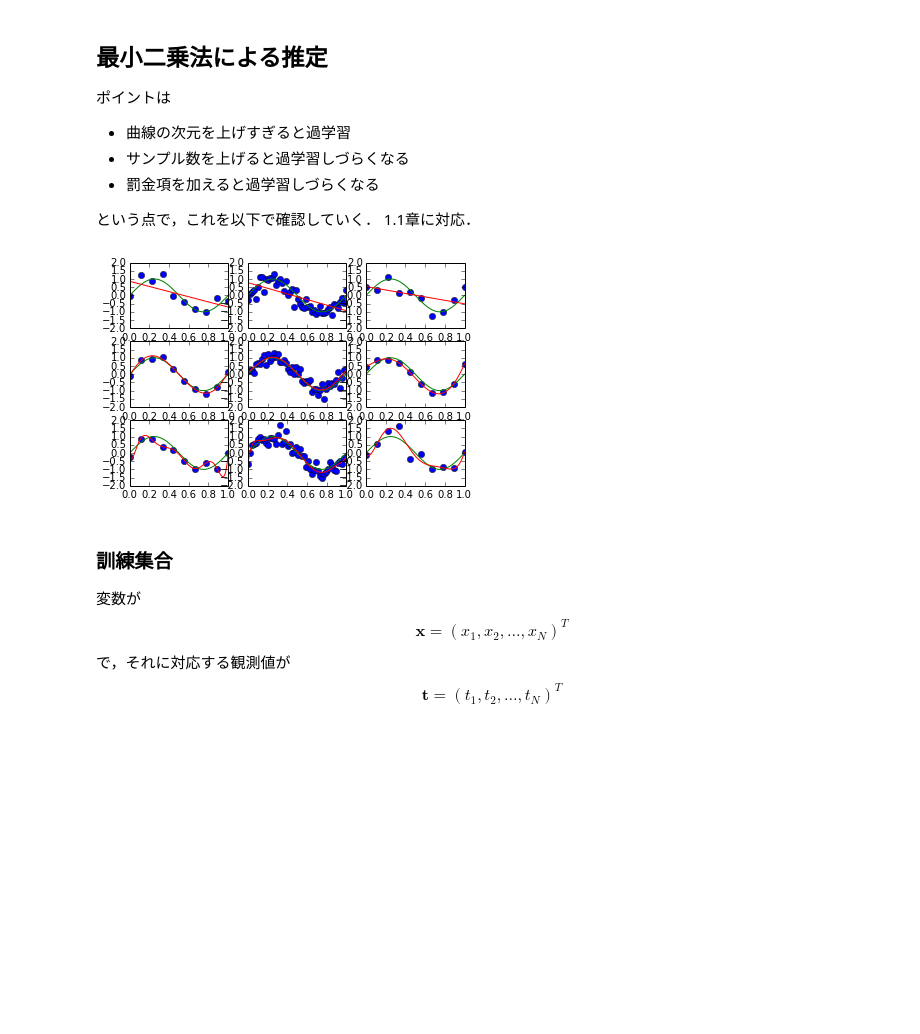
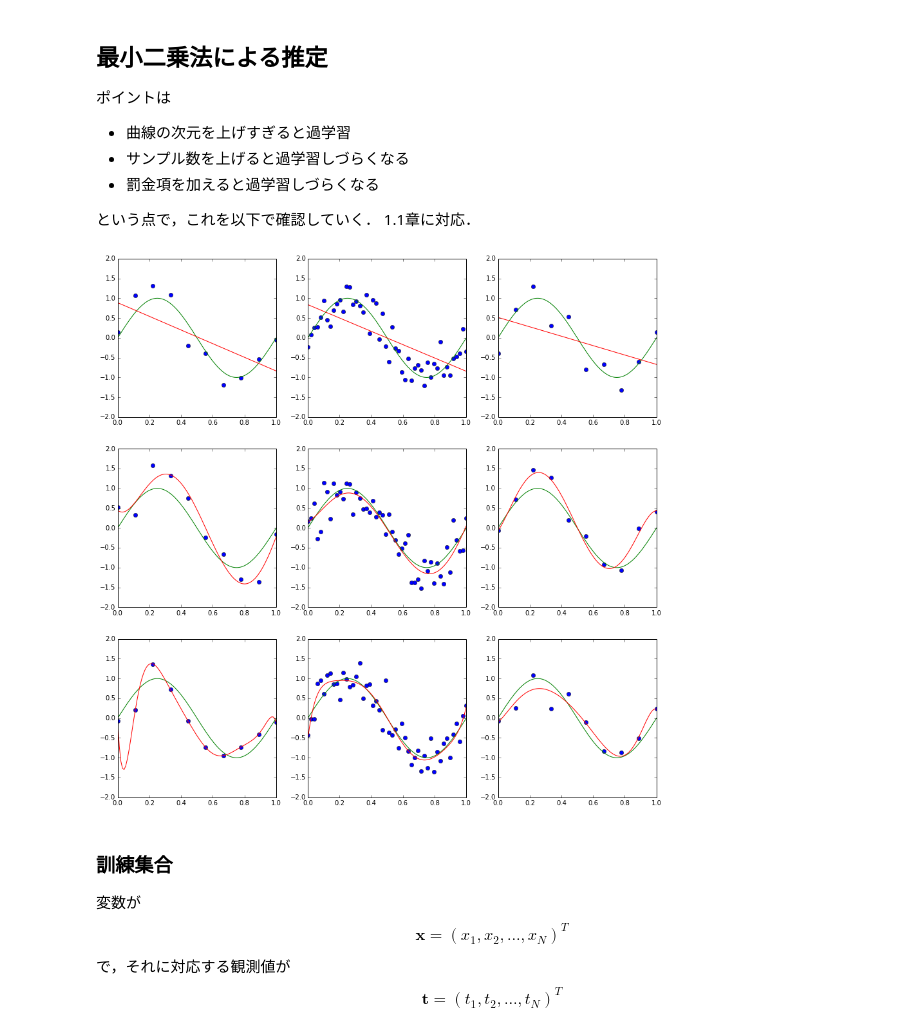
Before and after one commit to rkoyama1623/kuroiwa_demos, a Jupyter notebook: PRML/chapter01.ipynb, the cells around one changed output. Saved outputs shown, nothing was run; the diff lists cells and outputs as text; code cells hidden in the pictures; blank space fills up the shorter version.

Commit message:
[PRML] adjust figure size for readability

```diff
--- a/PRML/chapter01.ipynb
+++ b/PRML/chapter01.ipynb
@@ -96,34 +96,35 @@ def leastSquaresMethod(M, N, l=0):
     ylist = []
     for x in xlist_detail:
         y = 0
         for j in range(M+1):
             y += wlist[j] * (x**j)
         ylist.append(y)
     # plot
     matplotlib.pyplot.plot(xlist, tlist, 'bo')
     matplotlib.pyplot.plot(xlist_detail, numpy.sin(2*numpy.pi*xlist_detail), 'g-')
     matplotlib.pyplot.plot(xlist_detail, ylist, 'r-')
 
+matplotlib.pyplot.rcParams['figure.figsize'] = (15.0, 15.0)
 ax1 = matplotlib.pyplot.subplot(331)
 leastSquaresMethod(1, 10)
 matplotlib.pyplot.subplot(332, sharex=ax1, sharey=ax1)
 leastSquaresMethod(1, 50)
 matplotlib.pyplot.subplot(333, sharex=ax1, sharey=ax1)
 leastSquaresMethod(1, 10, l=numpy.exp(-18))
 matplotlib.pyplot.subplot(334, sharex=ax1, sharey=ax1)
 leastSquaresMethod(5, 10)
 matplotlib.pyplot.subplot(335, sharex=ax1, sharey=ax1)
 leastSquaresMethod(5, 50)
 matplotlib.pyplot.subplot(336, sharex=ax1, sharey=ax1)
 leastSquaresMethod(5, 10, l=numpy.exp(-18))
 matplotlib.pyplot.subplot(337, sharex=ax1, sharey=ax1)
 leastSquaresMethod(9, 10)
 matplotlib.pyplot.subplot(338, sharex=ax1, sharey=ax1)
 leastSquaresMethod(9, 50)
 matplotlib.pyplot.subplot(339, sharex=ax1, sharey=ax1)
 leastSquaresMethod(9, 10, l=numpy.exp(-18))
 # %% [output]
-[figure, old version]
+[figure, new version]
 # %% [markdown]
 ### 訓練集合
 
```
Also changed, not shown: 1 other file.
